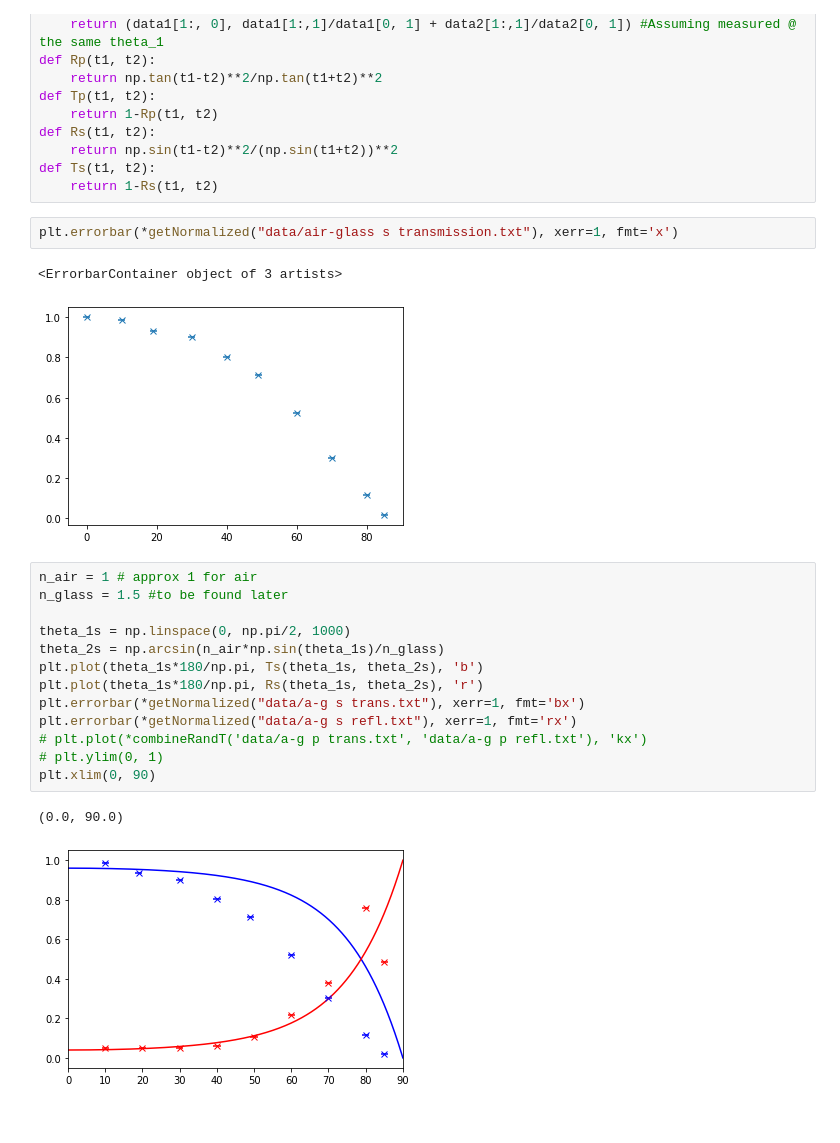
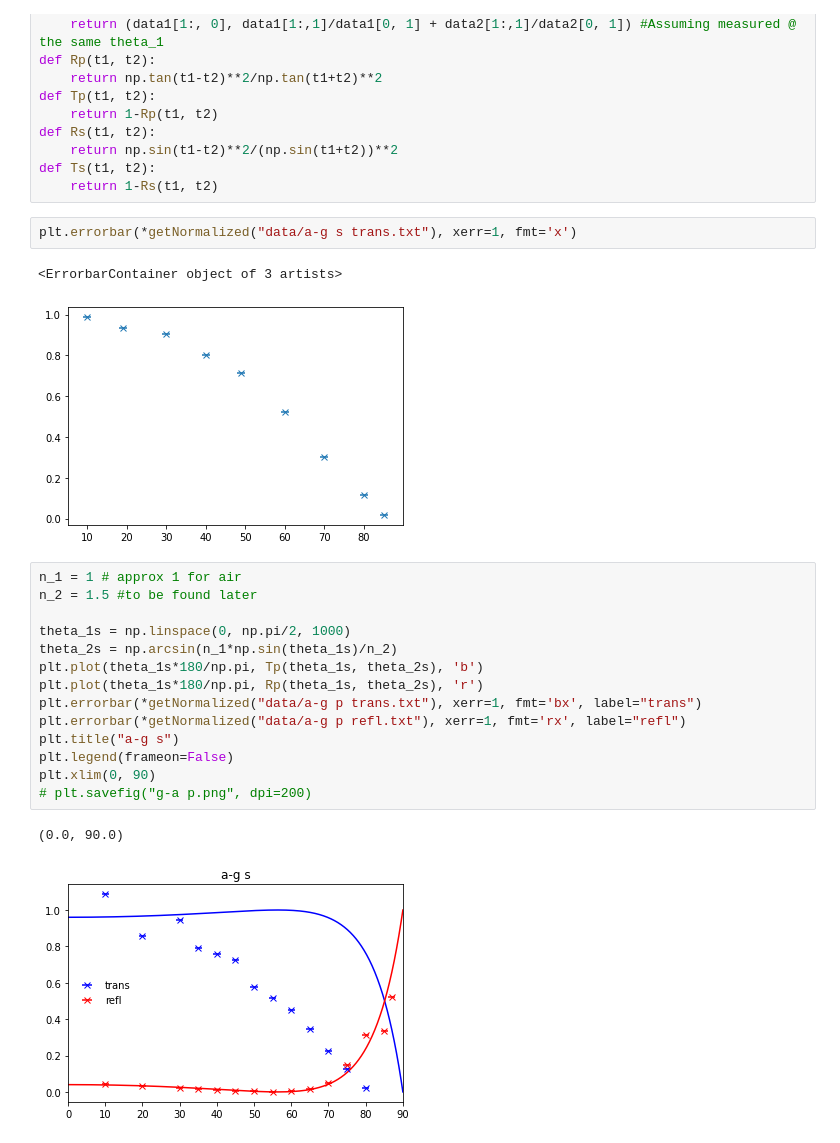
Before and after one commit to ttlindkvist/exphys2, a Jupyter notebook: plot.ipynb, the cells around one changed output. Cells and saved outputs as stored; diff of their text form.

Commit message:
added plots

```diff
--- a/plot.ipynb
+++ b/plot.ipynb
@@ -18,23 +18,24 @@ def Rs(t1, t2):
 def Ts(t1, t2):
     return 1-Rs(t1, t2)
 # %%
-plt.errorbar(*getNormalized("data/air-glass s transmission.txt"), xerr=1, fmt='x')
+plt.errorbar(*getNormalized("data/a-g s trans.txt"), xerr=1, fmt='x')
 # %% [output]
 <ErrorbarContainer object of 3 artists>
-[figure, old version]
+[figure, new version]
 # %%
-n_air = 1 # approx 1 for air
-n_glass = 1.5 #to be found later
+n_1 = 1 # approx 1 for air
+n_2 = 1.5 #to be found later
 
 theta_1s = np.linspace(0, np.pi/2, 1000)
-theta_2s = np.arcsin(n_air*np.sin(theta_1s)/n_glass)
-plt.plot(theta_1s*180/np.pi, Ts(theta_1s, theta_2s), 'b')
-plt.plot(theta_1s*180/np.pi, Rs(theta_1s, theta_2s), 'r')
-plt.errorbar(*getNormalized("data/a-g s trans.txt"), xerr=1, fmt='bx')
-plt.errorbar(*getNormalized("data/a-g s refl.txt"), xerr=1, fmt='rx')
-# plt.plot(*combineRandT('data/a-g p trans.txt', 'data/a-g p refl.txt'), 'kx')
-# plt.ylim(0, 1)
+theta_2s = np.arcsin(n_1*np.sin(theta_1s)/n_2)
+plt.plot(theta_1s*180/np.pi, Tp(theta_1s, theta_2s), 'b')
+plt.plot(theta_1s*180/np.pi, Rp(theta_1s, theta_2s), 'r')
+plt.errorbar(*getNormalized("data/a-g p trans.txt"), xerr=1, fmt='bx', label="trans")
+plt.errorbar(*getNormalized("data/a-g p refl.txt"), xerr=1, fmt='rx', label="refl")
+plt.title("a-g s")
+plt.legend(frameon=False)
 plt.xlim(0, 90)
+# plt.savefig("g-a p.png", dpi=200)
 # %% [output]
 (0.0, 90.0)
-[figure, old version]
+[figure, new version]
```
Also changed, not shown: 3 other files.
